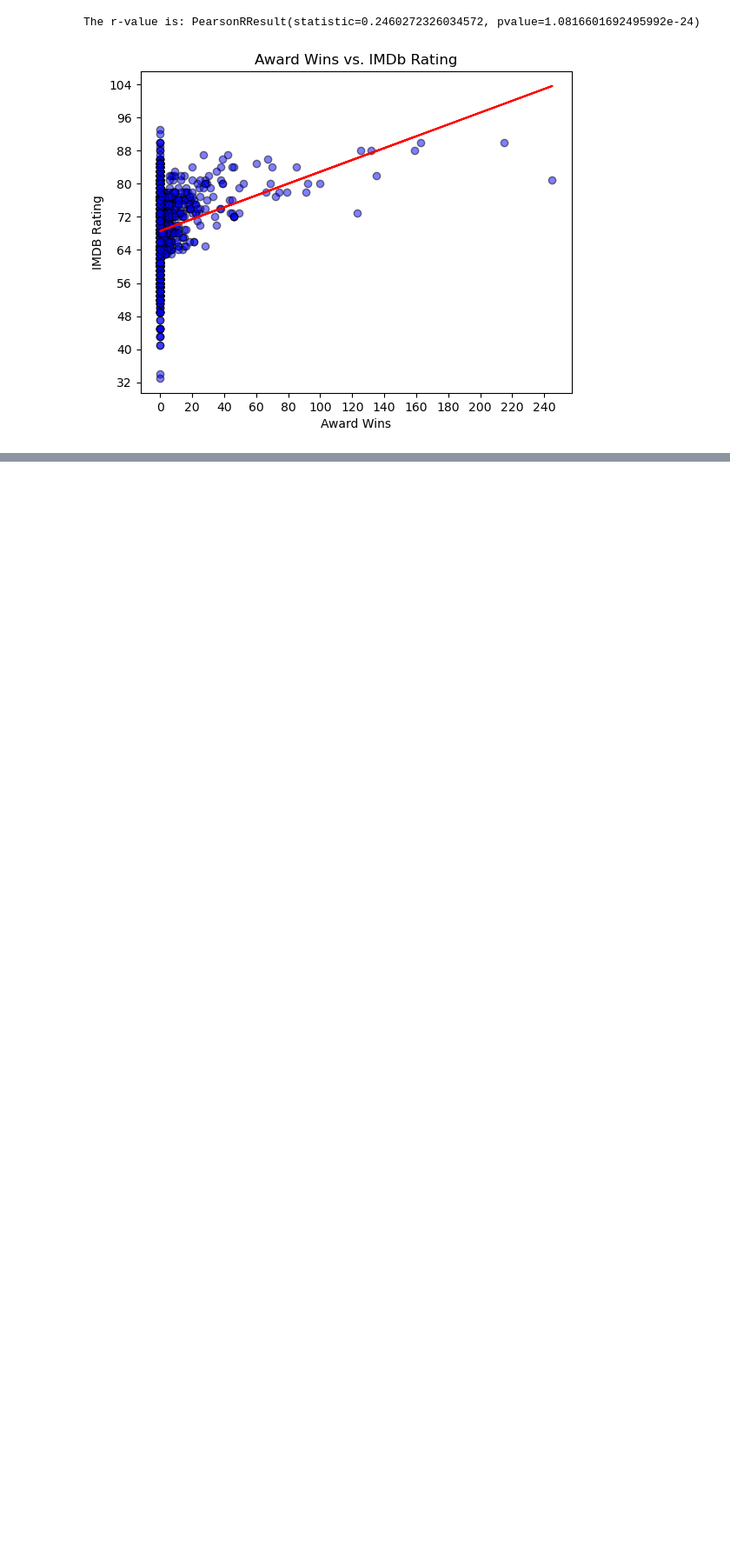
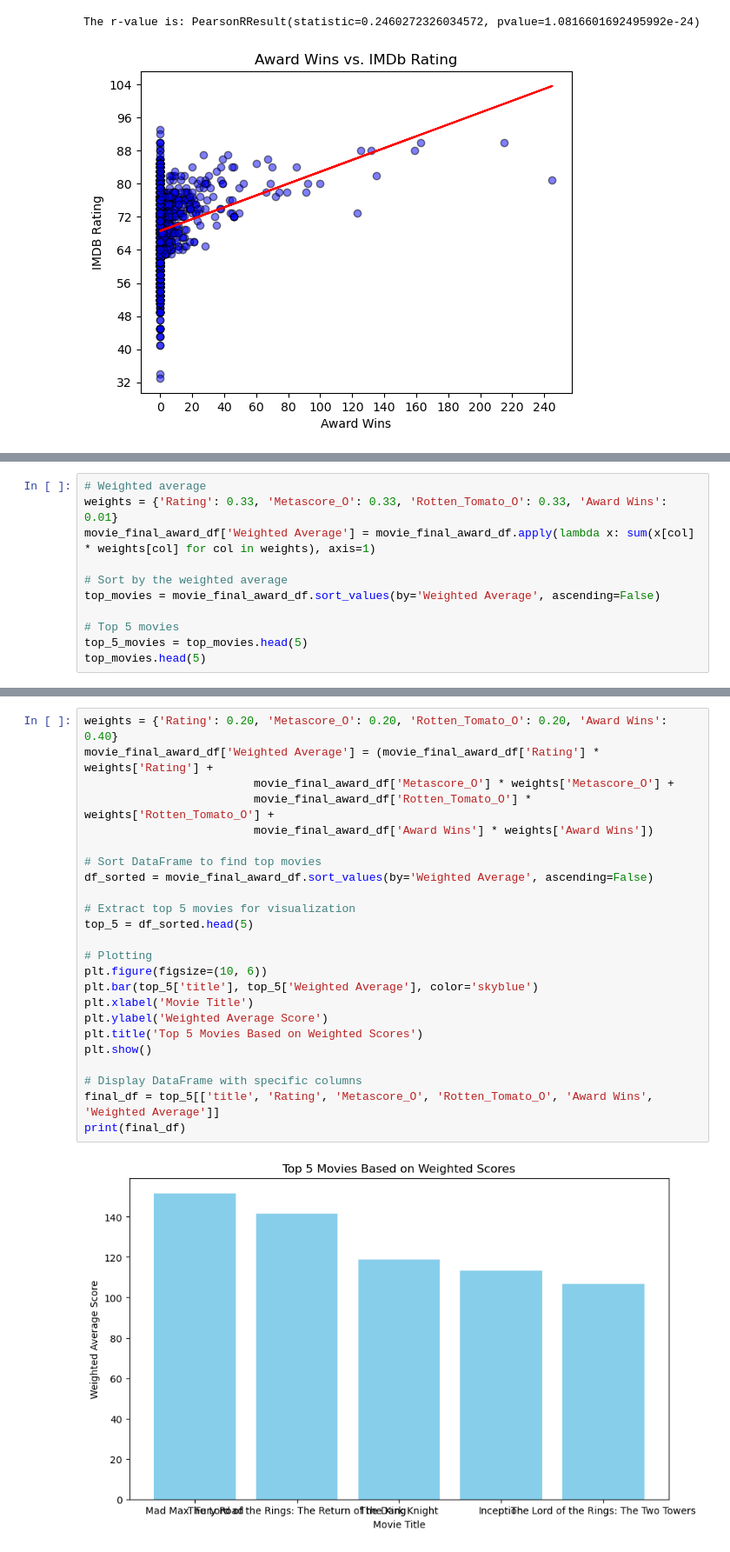
Before and after one commit to jvwastaken/Blockbuster-Breakdown, a Jupyter notebook: sloucel_analysis/final_sl_awards_analysis.ipynb, the cells around one changed output, grey strips where cells are left out. Shown at 87% size. Drawn from its saved outputs; the diff is of its cells as text; blank space fills up the shorter version.

```diff
--- a/sloucel_analysis/final_sl_awards_analysis.ipynb
+++ b/sloucel_analysis/final_sl_awards_analysis.ipynb
@@ -360,0 +419,11 @@ The r-value is: PearsonRResult(statistic=0.2460272326034572, pvalue=1.0816601692
+# %%
+# Weighted average
+weights = {'Rating': 0.33, 'Metascore_O': 0.33, 'Rotten_Tomato_O': 0.33, 'Award Wins': 0.01}
+movie_final_award_df['Weighted Average'] = movie_final_award_df.apply(lambda x: sum(x[col] * weights[col] for col in weights), axis=1)
+
+# Sort by the weighted average
+top_movies = movie_final_award_df.sort_values(by='Weighted Average', ascending=False)
+
+# Top 5 movies
+top_5_movies = top_movies.head(5)
+top_movies.head(5)
@@ -360,0 +437,26 @@ The r-value is: PearsonRResult(statistic=0.2460272326034572, pvalue=1.0816601692
+# %%
+weights = {'Rating': 0.20, 'Metascore_O': 0.20, 'Rotten_Tomato_O': 0.20, 'Award Wins': 0.40}
+movie_final_award_df['Weighted Average'] = (movie_final_award_df['Rating'] * weights['Rating'] +
+                         movie_final_award_df['Metascore_O'] * weights['Metascore_O'] +
+                         movie_final_award_df['Rotten_Tomato_O'] * weights['Rotten_Tomato_O'] +
+                         movie_final_award_df['Award Wins'] * weights['Award Wins'])
+
+# Sort DataFrame to find top movies
+df_sorted = movie_final_award_df.sort_values(by='Weighted Average', ascending=False)
+
+# Extract top 5 movies for visualization
+top_5 = df_sorted.head(5)
+
+# Plotting
+plt.figure(figsize=(10, 6))
+plt.bar(top_5['title'], top_5['Weighted Average'], color='skyblue')
+plt.xlabel('Movie Title')
+plt.ylabel('Weighted Average Score')
+plt.title('Top 5 Movies Based on Weighted Scores')
+plt.show()
+
+# Display DataFrame with specific columns
+final_df = top_5[['title', 'Rating', 'Metascore_O', 'Rotten_Tomato_O', 'Award Wins', 'Weighted Average']]
+print(final_df)
+# %% [output]
+[figure, added]
```
Also changed, not shown: parts of 17 cells of this notebook.
